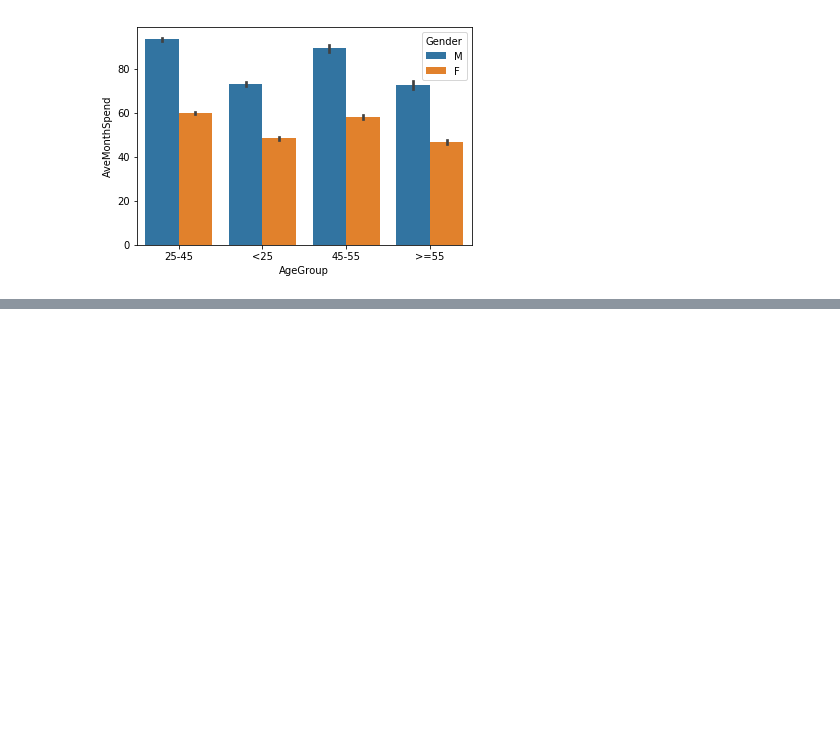
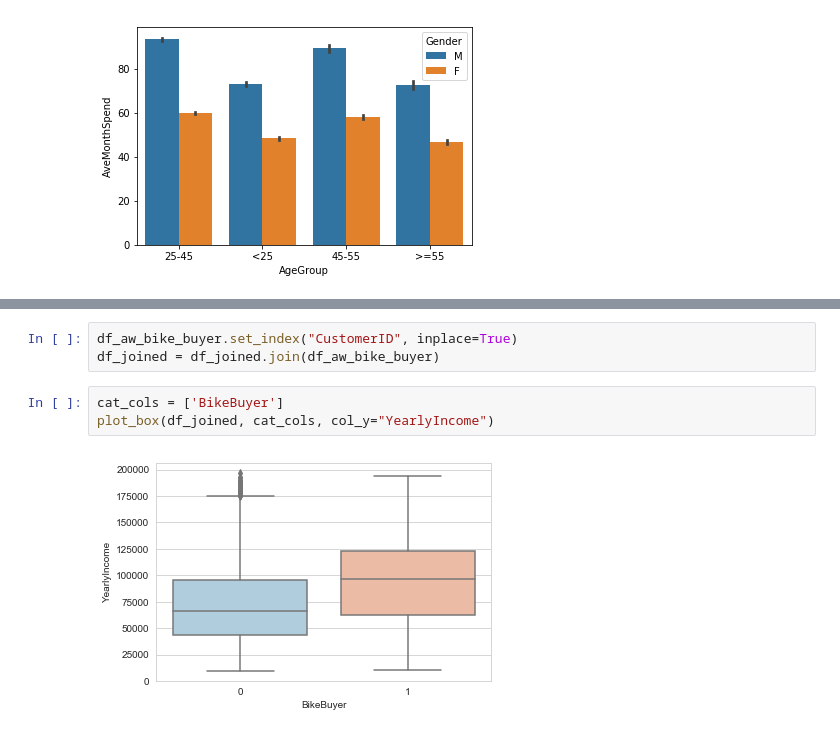
Before and after one commit to random82/Principles-of-Machine-Learning-Python, a Jupyter notebook: Final Exam/Final exam.ipynb, the cells around one changed output, grey strips where cells are left out. Drawn from its saved outputs; the diff is of its cells as text; blank space fills up the shorter version.

```diff
--- a/Final Exam/Final exam.ipynb
+++ b/Final Exam/Final exam.ipynb
@@ -227,0 +229,8 @@ plot_box(df_joined, cat_cols, col_y="AveMonthSpend")
+# %%
+df_aw_bike_buyer.set_index("CustomerID", inplace=True)
+df_joined = df_joined.join(df_aw_bike_buyer)
+# %%
+cat_cols = ['BikeBuyer']
+plot_box(df_joined, cat_cols, col_y="YearlyIncome")
+# %% [output]
+[figure, added]
```
Also changed, not shown: parts of 5 cells of this notebook.
